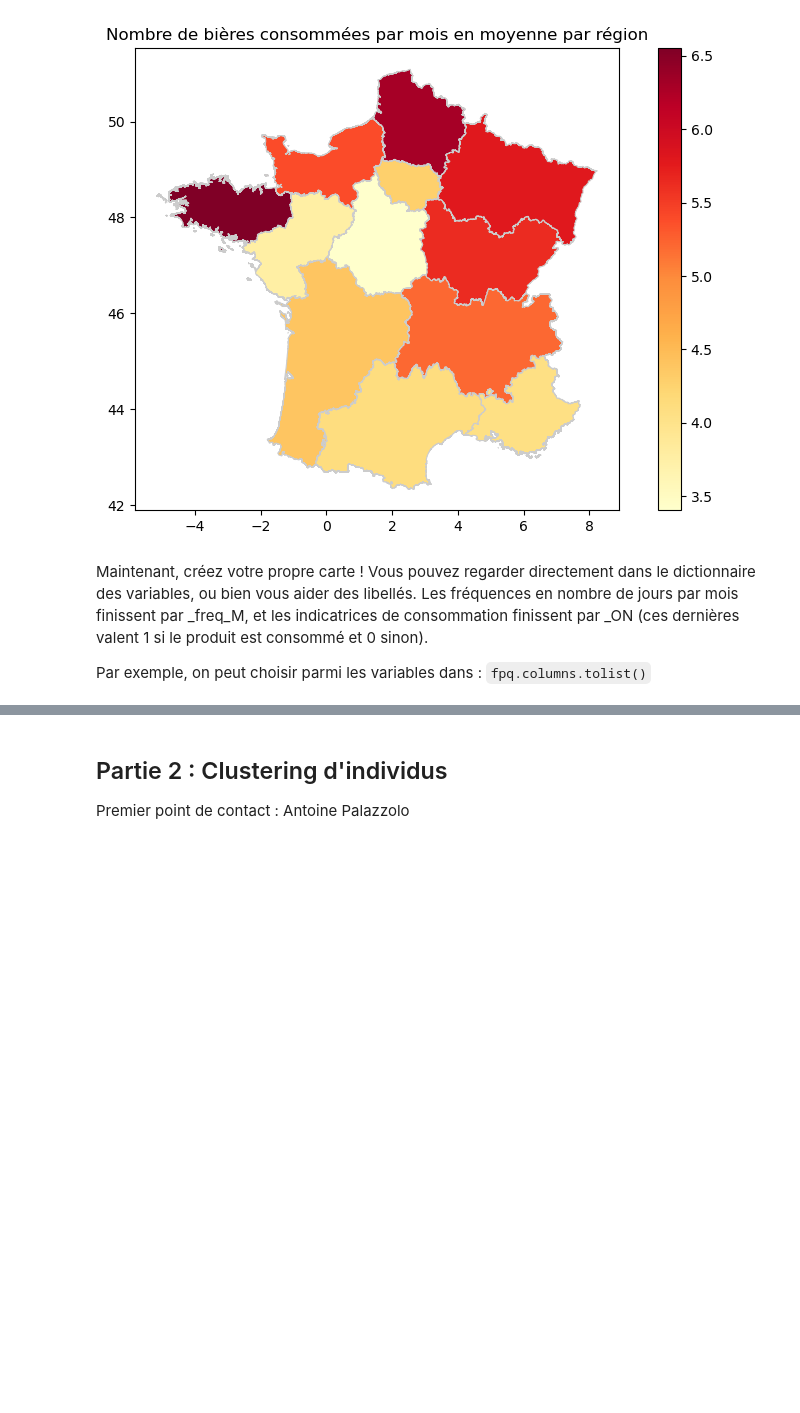
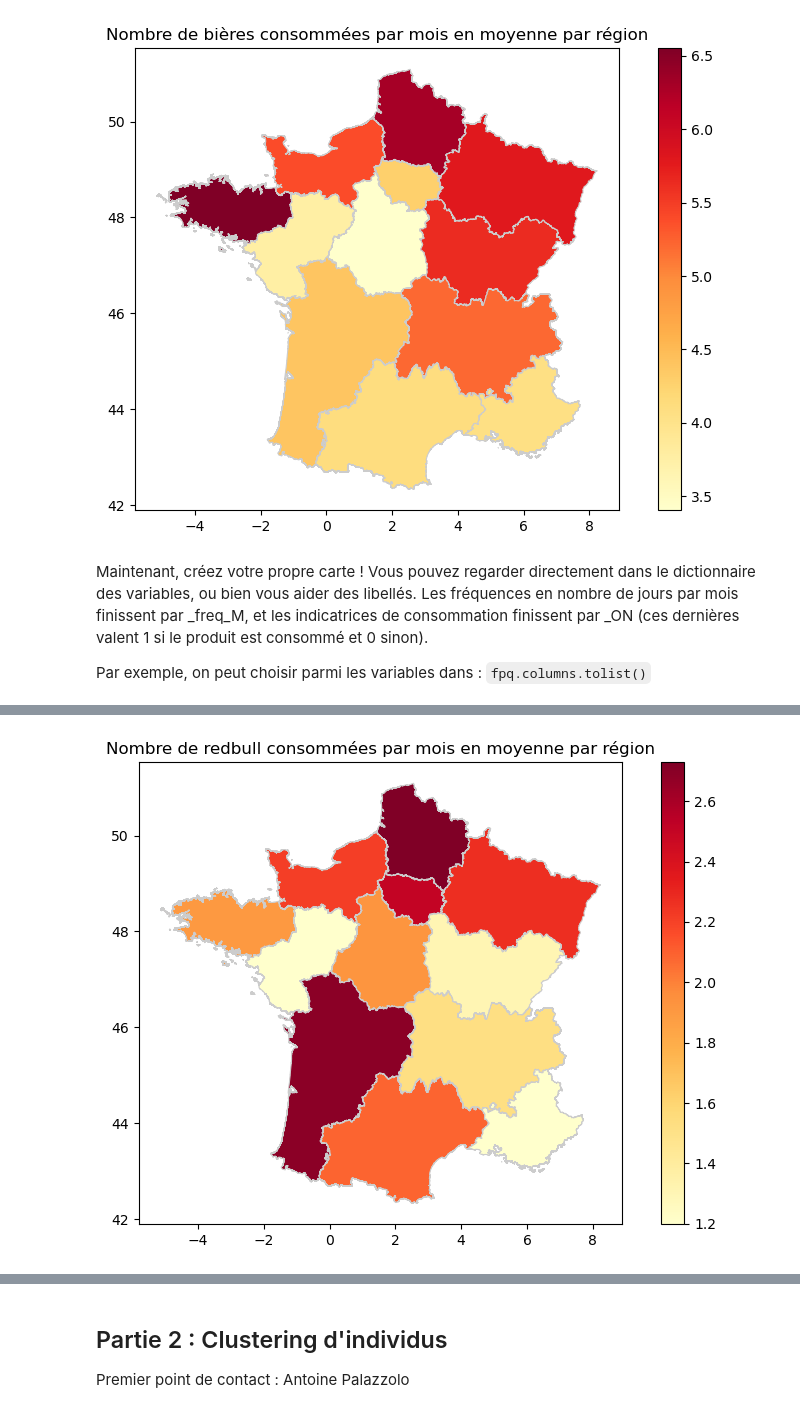
Before and after one commit to TanguyBarthelemy/funathon2023_sujet3, a Jupyter notebook: Sujet_3_Python_Tanguy.ipynb, the cells around one changed output, grey strips where cells are left out. Drawn from its saved outputs; the diff is of its cells as text; code cells hidden in the pictures; blank space fills up the shorter version.

````diff
--- a/Sujet_3_Python_Tanguy.ipynb
+++ b/Sujet_3_Python_Tanguy.ipynb
@@ -427,4 +442,7 @@ Maintenant, créez votre propre carte ! Vous pouvez regarder directement dans le
 
 Par exemple, on peut choisir parmi les variables dans : ```fpq.columns.tolist()```
 # %%
-# TODO
+# Variable à représenter géographiquement : nombre de bière consommées par mois.
+
+redbull_par_region = description_x_fpq.groupby('region_recode')['BNA_redbull_freq_M'].mean()
+redbull_par_region
@@ -430,0 +464,6 @@
+# %%
+# On crée un petit tableau avec nos régions et leurs attributs géographiques,
+# et surtout la variable qu'on vient de calculer (c'est-à-dire le nombre de bières consommées par mois par région en moyenne)
+
+region_inca=pd.merge(region, redbull_par_region,left_on="NOM_M",right_on="region_recode")
+print(region_inca)
@@ -430,0 +488,17 @@
+# %%
+# Créez une figure et des axes
+fig, ax = plt.subplots(figsize=(10, 6))
+
+# Dessinez la carte choroplèthe
+region_inca.plot(column='BNA_redbull_freq_M', cmap='YlOrRd', linewidth=0.8, ax=ax, edgecolor='0.8')
+
+# Ajoutez une légende
+sm = plt.cm.ScalarMappable(cmap='YlOrRd', norm=plt.Normalize(vmin=region_inca['BNA_redbull_freq_M'].min(), vmax=region_inca['BNA_redbull_freq_M'].max()))
+
+plt.colorbar(sm, ax=ax)
+plt.title("Nombre de redbull consommées par mois en moyenne par région")
+
+# Affichez le graphique
+plt.show()
+# %% [output]
+[figure, added]
````
Also changed, not shown: parts of 17 cells of this notebook.
